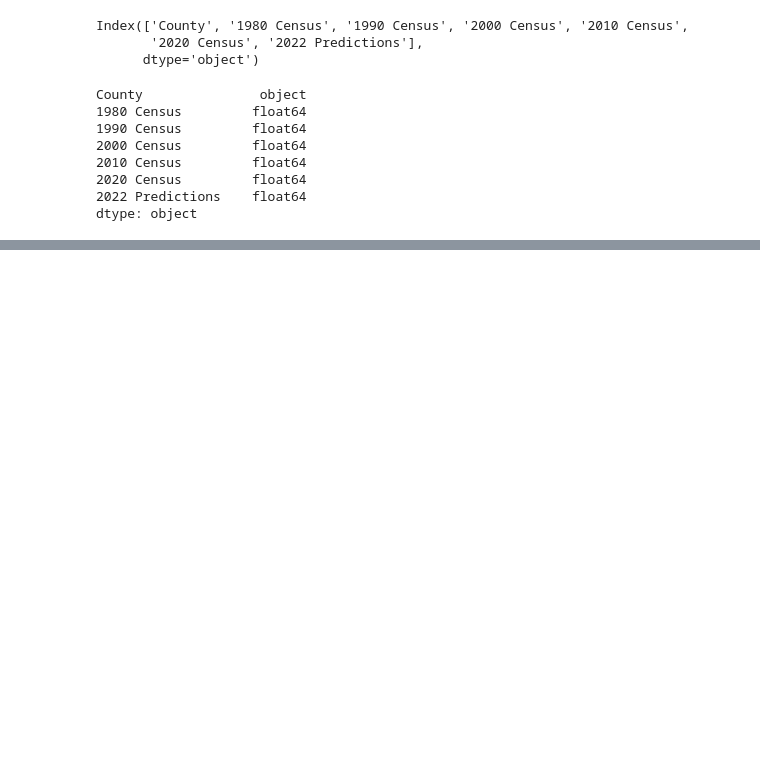
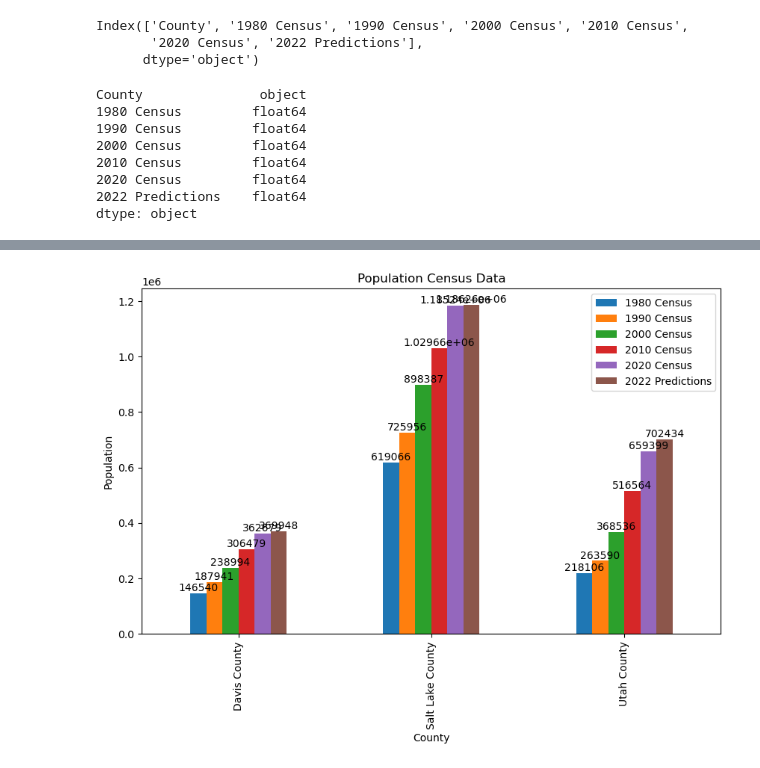
Before and after one commit to mdsinger/final_project_github, a Jupyter notebook: Final Project Population by County.ipynb, the cells around one changed output, grey strips where cells are left out. Cells and saved outputs as stored; diff of their text form; code cells hidden in the pictures; blank space fills up the shorter version.

```diff
--- a/Final Project Population by County.ipynb
+++ b/Final Project Population by County.ipynb
@@ -259,0 +278,15 @@ plt.show()
+# %%
+#Plot Bar Chart
+ax = fp_df.plot(x='County', y=['1980 Census', '1990 Census', '2000 Census', '2010 Census', '2020 Census', '2022 Predictions'],
+             kind='bar', figsize=(10, 6))
+ax.set_xlabel('County')
+ax.set_ylabel('Population')
+ax.set_title('Population Census Data')
+
+# Add labels for each individual bar
+for container in ax.containers:
+    ax.bar_label(container)
+
+plt.show()
+# %% [output]
+[figure, added]
```
Also changed, not shown: parts of 7 cells of this notebook.
